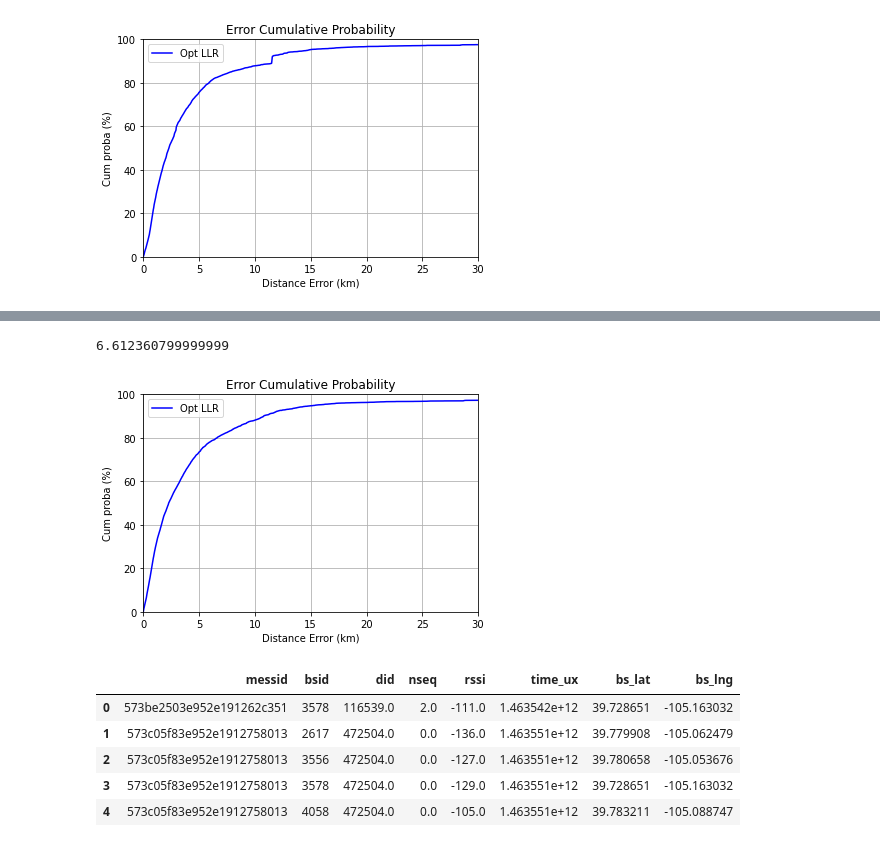
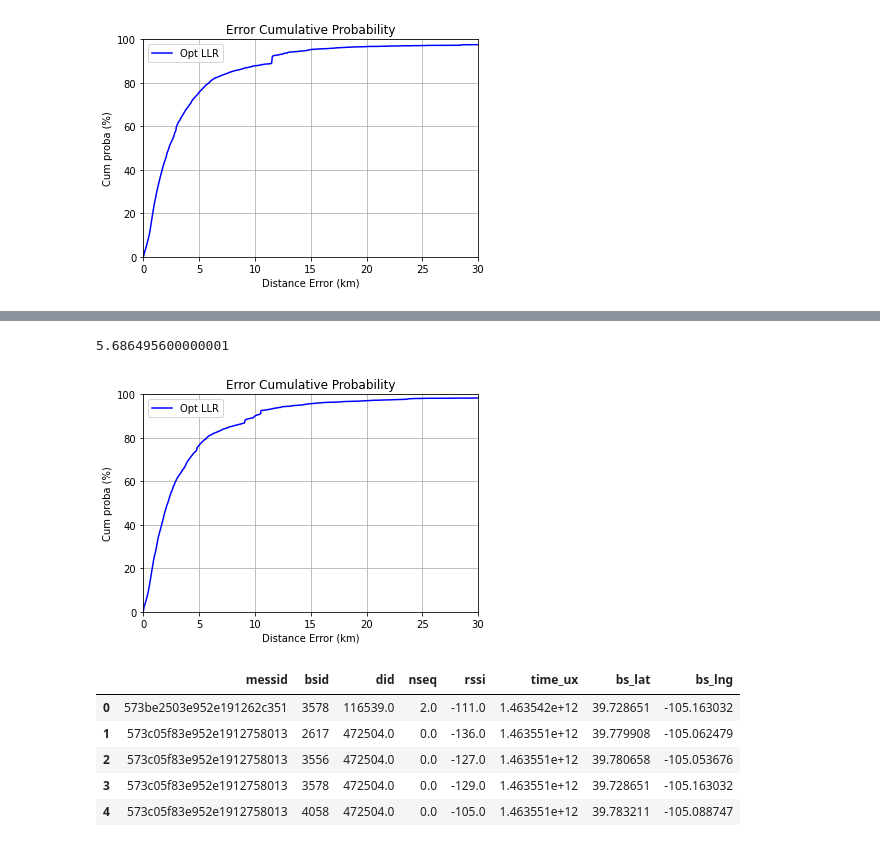
Before and after one commit to PhileasFrog/Geoloc_IOT, a Jupyter notebook: Notebook/TP_Geoloc_Msp_Telecom_ML_BCO.ipynb, the cells around one changed output, grey strips where cells are left out. Saved outputs shown, nothing was run; the diff lists cells and outputs as text; code cells hidden in the pictures.

```diff
--- a/Notebook/TP_Geoloc_Msp_Telecom_ML_BCO.ipynb
+++ b/Notebook/TP_Geoloc_Msp_Telecom_ML_BCO.ipynb
@@ -344,29 +400,31 @@ print(np.percentile(err_vec, 80))
 # %%
-reg = RandomForestRegressor()
+# with rssi group_kfold 10 OK
+
+reg = KNeighborsRegressor()
 
 # Cross validation
 y_pred_lng = cross_val_predict(reg, df_feat2_filter, ground_truth_lng_filter,
                                cv=group_kfold.split(df_feat2_filter,groups=dev_id))
 y_pred_lat = cross_val_predict(reg, df_feat2_filter, ground_truth_lat_filter,
                                cv=group_kfold.split(df_feat2_filter,groups=dev_id))
 
 err_vec = Eval_geoloc(ground_truth_lat_filter , ground_truth_lng_filter, y_pred_lat, y_pred_lng)
 
 # Plot error distribution
 
 values, base = np.histogram(err_vec, bins=50000)
 cumulative = np.cumsum(values)
 plt.figure()
 plt.plot(base[:-1], cumulative / np.float(np.sum(values))  * 100.0, c='blue')
 plt.grid()
 plt.xlabel('Distance Error (km)'); plt.ylabel('Cum proba (%)'); plt.axis([0, 30, 0, 100])
 plt.title('Error Cumulative Probability'); plt.legend( ["Opt LLR", "LLR 95", "LLR 99"])
 
 # Error criterion
 print(np.percentile(err_vec, 80))
 # %% [output]
-6.612360799999999
+5.686495600000001
-[figure, old version]
+[figure, new version]
 # %%
 # Construct test prediction
 # %%
```
Also changed, not shown: parts of 7 cells of this notebook.
